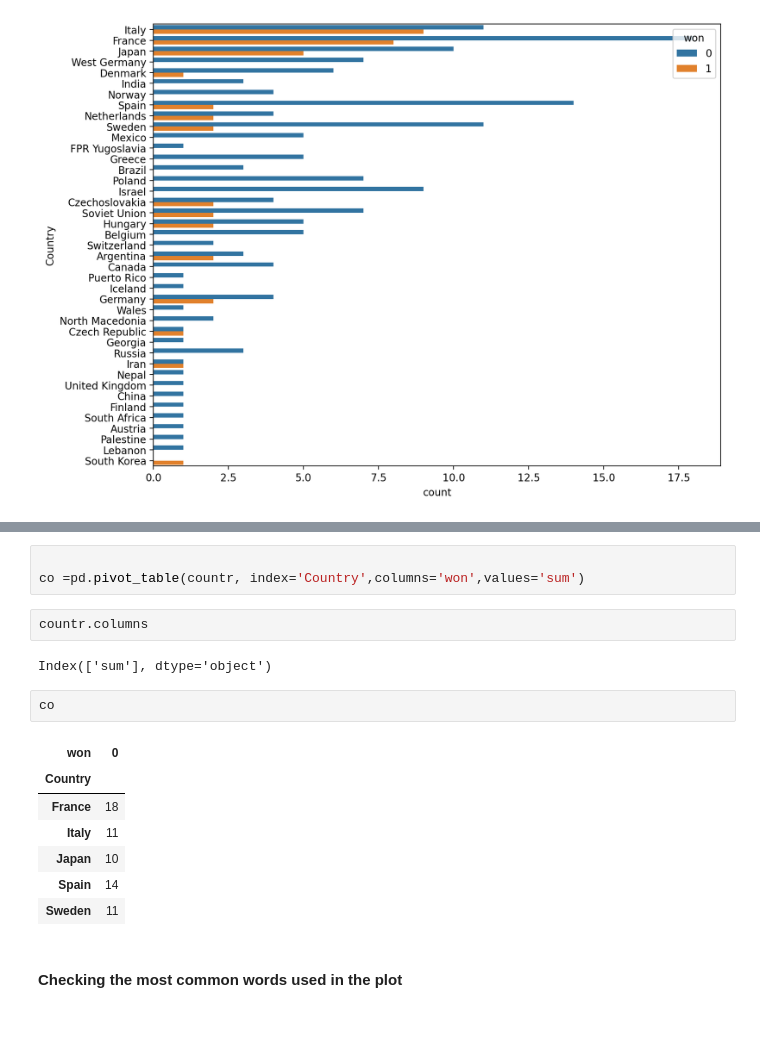
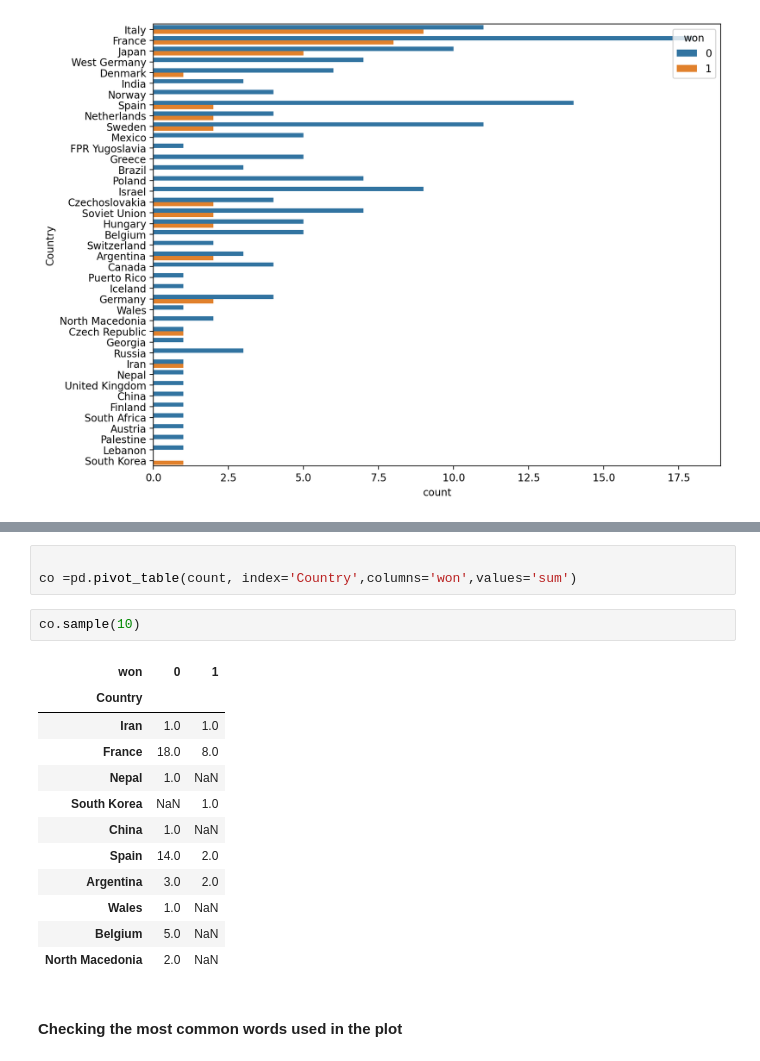
Before and after one commit to madjo92/ds_academyi_proj, a Jupyter notebook: Exploratory Data Analysis.ipynb, the cells around one changed output, grey strips where cells are left out. Saved outputs shown, nothing was run; the diff lists cells and outputs as text; blank space fills up the shorter version.

```diff
--- a/Exploratory Data Analysis.ipynb
+++ b/Exploratory Data Analysis.ipynb
@@ -659,20 +665,21 @@ countr.head(10)
 # %%
 
-co =pd.pivot_table(countr, index='Country',columns='won',values='sum')
+co =pd.pivot_table(count, index='Country',columns='won',values='sum')
 # %%
-countr.columns
+co.sample(10)
 # %% [output]
-Index(['sum'], dtype='object')
+| won | 0 | 1 |
+| Country |  |  |
+| Iran | 1.0 | 1.0 |
+| France | 18.0 | 8.0 |
+| Nepal | 1.0 | NaN |
+| South Korea | NaN | 1.0 |
+| China | 1.0 | NaN |
+| Spain | 14.0 | 2.0 |
+| Argentina | 3.0 | 2.0 |
+| Wales | 1.0 | NaN |
+| Belgium | 5.0 | NaN |
+| North Macedonia | 2.0 | NaN |
-# %%
-co
-# %% [output]
-| won | 0 |
-| Country |  |
-| France | 18 |
-| Italy | 11 |
-| Japan | 10 |
-| Spain | 14 |
-| Sweden | 11 |
 # %% [markdown]
 #### Checking the most common words used in the plot
 # %%
```
Also changed, not shown: parts of 8 cells of this notebook.
